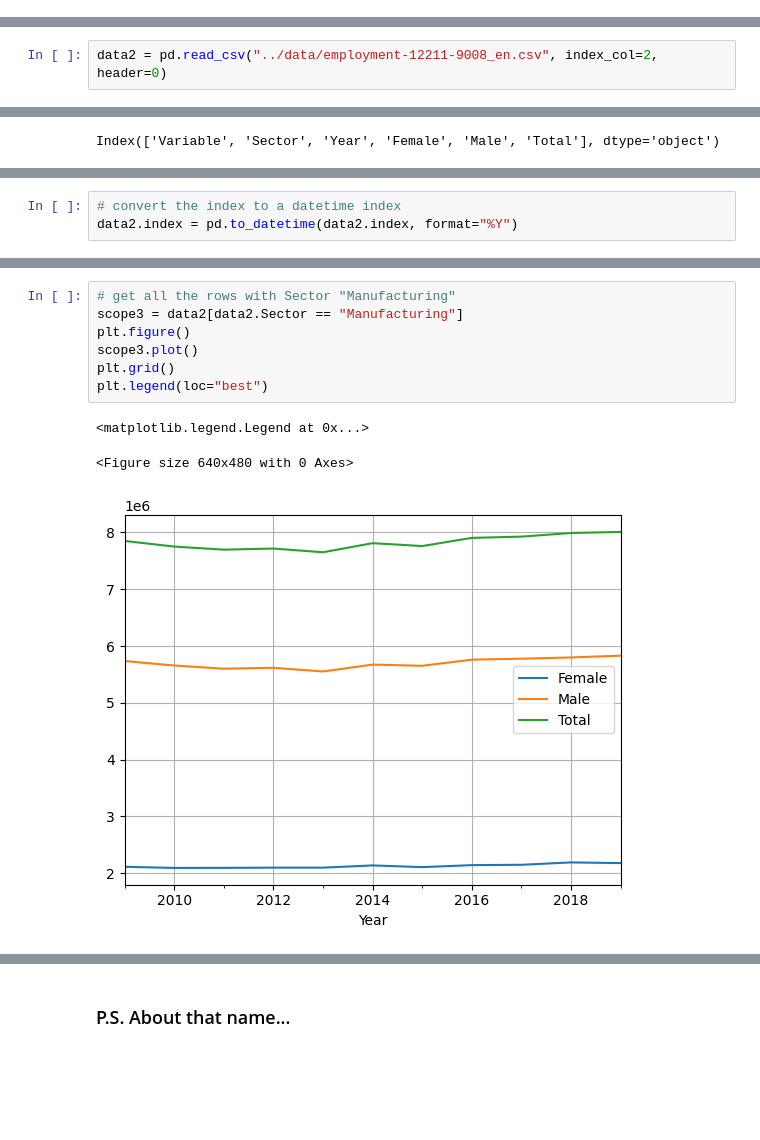
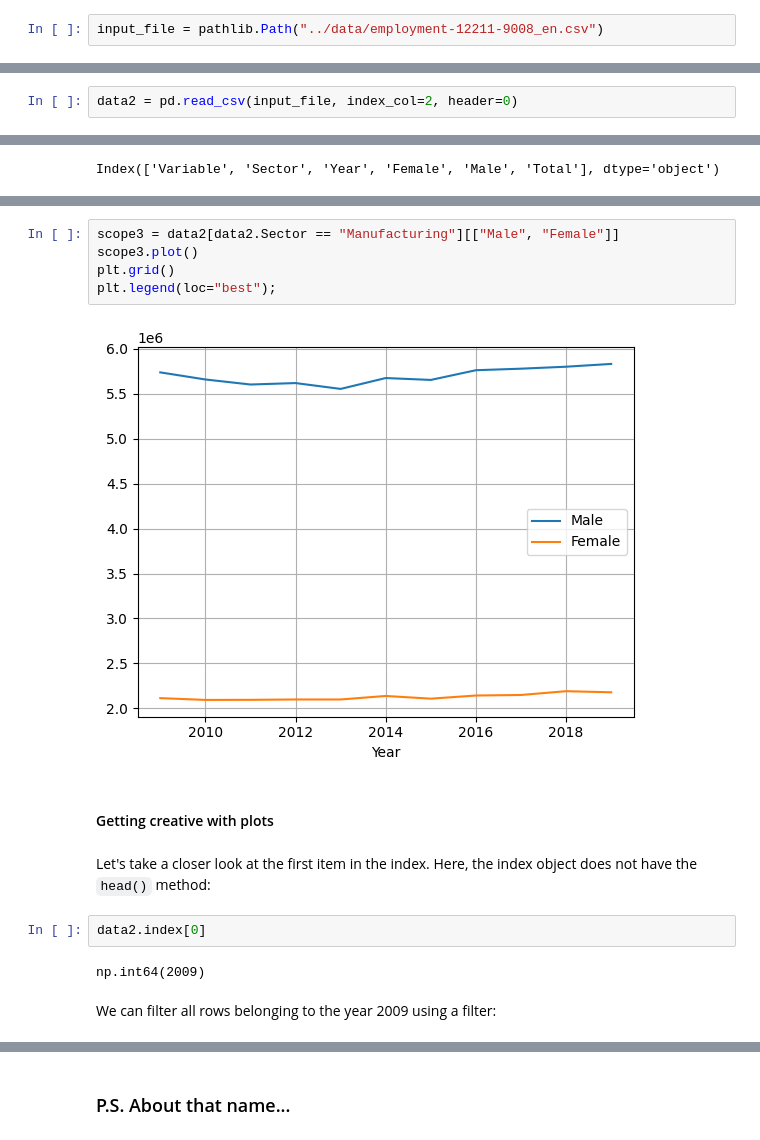
Before and after one commit to bvanelli/python-for-data-analysis, a Jupyter notebook: lessons/lesson05.ipynb, the cells around one changed output, grey strips where cells are left out. Drawn from its saved outputs; the diff is of its cells as text; blank space fills up the shorter version.

```diff
--- a/lessons/lesson05.ipynb
+++ b/lessons/lesson05.ipynb
@@ -677 +809,3 @@ import matplotlib.pyplot as plt
+# %%
+input_file = pathlib.Path("../data/employment-12211-9008_en.csv")
 # %%
@@ -688,5 +826,5 @@ data1.head()
 # %%
-data2 = pd.read_csv("../data/employment-12211-9008_en.csv", index_col=2, header=0)
+data2 = pd.read_csv(input_file, index_col=2, header=0)
 # %%
 data2.head()
 # %% [output]
@@ -909,3 +1041,0 @@ data2.head()
-# %%
-# convert the index to a datetime index
-data2.index = pd.to_datetime(data2.index, format="%Y")
@@ -967,11 +1094,17 @@ plt.legend(loc="best")
 # %%
-# get all the rows with Sector "Manufacturing"
-scope3 = data2[data2.Sector == "Manufacturing"]
-plt.figure()
+scope3 = data2[data2.Sector == "Manufacturing"][["Male", "Female"]]
 scope3.plot()
 plt.grid()
-plt.legend(loc="best")
+plt.legend(loc="best");
 # %% [output]
-<matplotlib.legend.Legend at 0x...>
-<Figure size 640x480 with 0 Axes>
-[figure, old version]
+[figure, new version]
+# %% [markdown]
+#### Getting creative with plots
+# %% [markdown]
+Let's take a closer look at the first item in the index. Here, the index object does not have the `head()` method:
+# %%
+data2.index[0]
+# %% [output]
+np.int64(2009)
+# %% [markdown]
+We can filter all rows belonging to the year 2009 using a filter:
```
Also changed, not shown: parts of 227 cells of this notebook.
